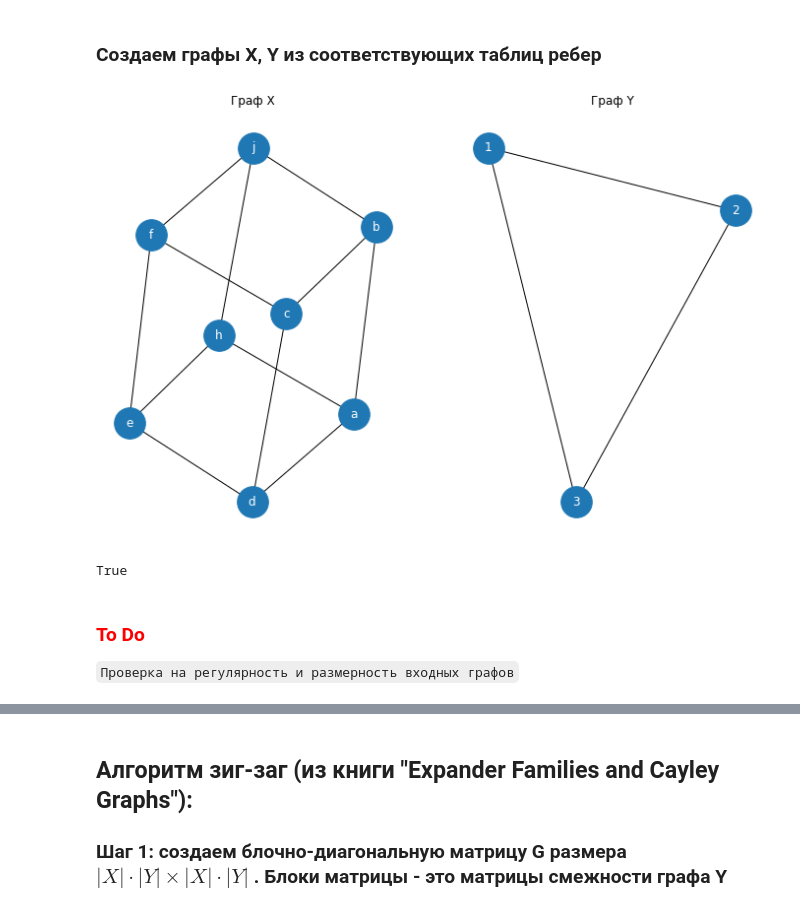
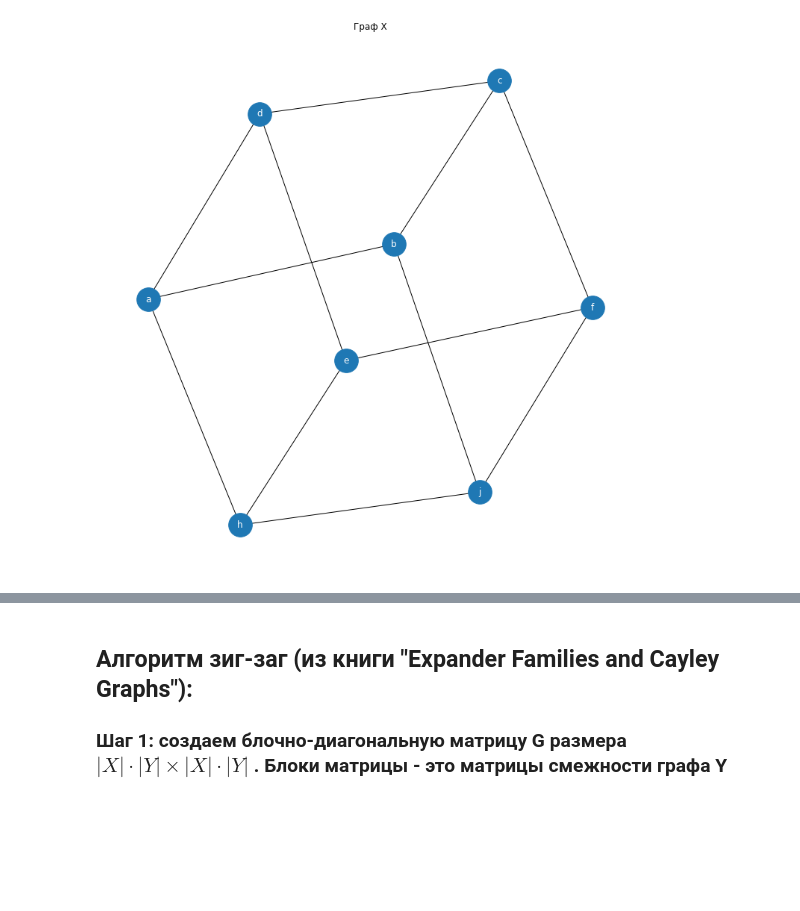
Before and after one commit to Dosann/Diploma, a Jupyter notebook: zig-zag.ipynb, the cells around one changed output, grey strips where cells are left out. Cells and saved outputs as stored; diff of their text form; code cells hidden in the pictures; blank space fills up the shorter version.

```diff
--- a/zig-zag.ipynb
+++ b/zig-zag.ipynb
@@ -39,2 +14,0 @@ Y_edges
-# %% [markdown]
-### Создаем графы X, Y из соответствующих таблиц ребер
@@ -44,17 +15,6 @@ Y = nx.from_pandas_edgelist(Y_edges, *Y_edges.columns, create_using=nx.Graph())
-# %%
-fig, ax = plt.subplots(1,2, figsize = (12,8))
-
-nx.draw(X, ax=ax[0], node_size=1000, font_color='white', with_labels=True)
-ax[0].title.set_text('Граф X')
-
-nx.draw(Y, ax=ax[1], node_size=1000, font_color='white', with_labels=True)
-ax[1].title.set_text('Граф Y')
-# %% [output]
-[figure, removed]
-# %%
-nx.algorithms.bipartite.is_bipartite(X)
-# %% [output]
-True
-# %% [markdown]
-### <font color='red'>To Do</font>
-`Проверка на регулярность и размерность входных графов`
+# %%
+filepath_X = 'input/X_edges.txt'
+X = read_graph_from_csv(filepath_X)
+draw_graph(X, title='Граф Х')
+# %% [output]
+[figure, added]
```
Also changed, not shown: parts of 32 cells of this notebook.
